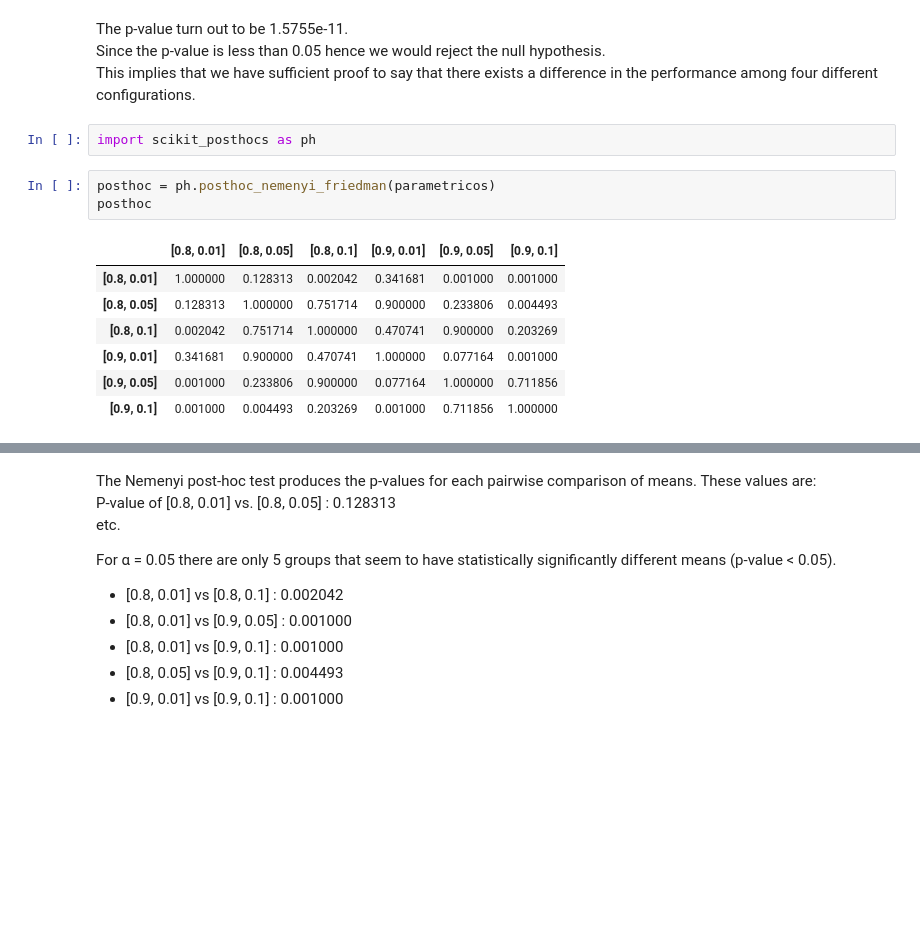
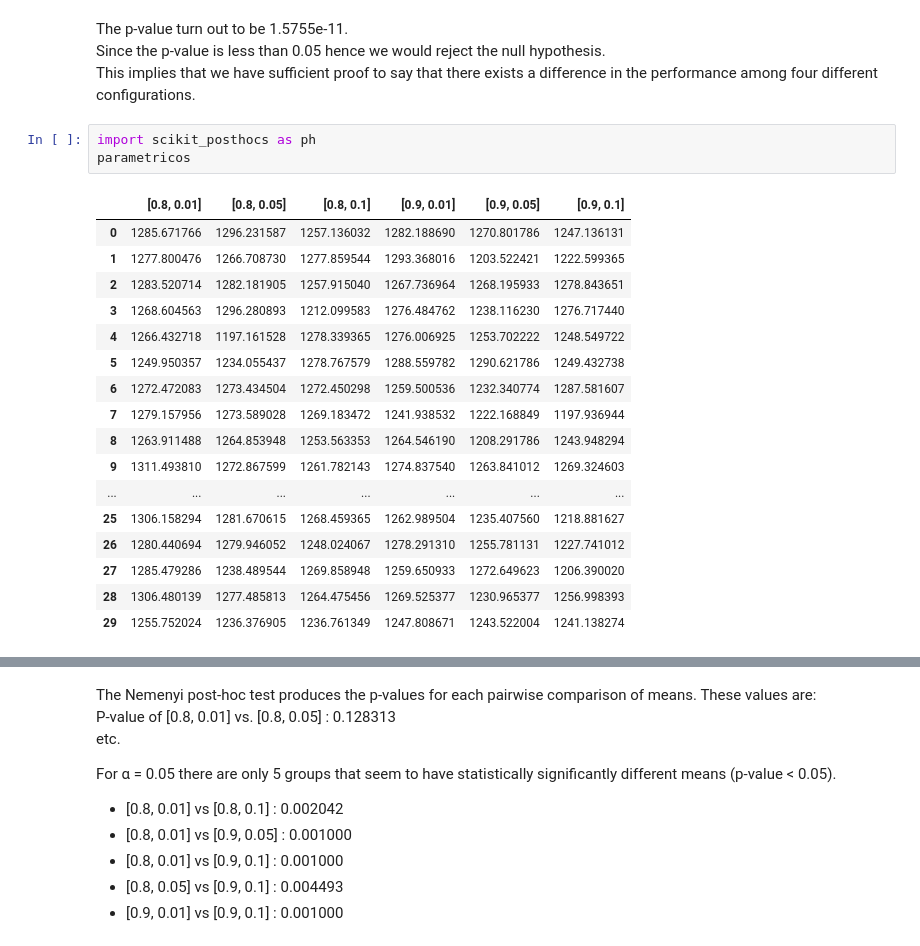
Before and after one commit to guidodinello/polygonal-evolutionary-algorithm, a Jupyter notebook: analysis.ipynb, the cells around one changed output, grey strips where cells are left out. Cells and saved outputs as stored; diff of their text form; blank space fills up the shorter version.

```diff
--- a/analysis.ipynb
+++ b/analysis.ipynb
@@ -51,14 +51,22 @@ Since the p-value is less than 0.05 hence we would reject the null hypothesis. <
 This implies that we have sufficient proof to say that there exists a difference in the performance among four different configurations.
 # %%
 import scikit_posthocs as ph
+parametricos
+# %% [output]
+|  | [0.8, 0.01] | [0.8, 0.05] | [0.8, 0.1] | [0.9, 0.01] | [0.9, 0.05] | [0.9, 0.1] |
+| 0 | 1285.671766 | 1296.231587 | 1257.136032 | 1282.188690 | 1270.801786 | 1247.136131 |
+| 1 | 1277.800476 | 1266.708730 | 1277.859544 | 1293.368016 | 1203.522421 | 1222.599365 |
+| 2 | 1283.520714 | 1282.181905 | 1257.915040 | 1267.736964 | 1268.195933 | 1278.843651 |
+| 3 | 1268.604563 | 1296.280893 | 1212.099583 | 1276.484762 | 1238.116230 | 1276.717440 |
+| 4 | 1266.432718 | 1197.161528 | 1278.339365 | 1276.006925 | 1253.702222 | 1248.549722 |
+| 5 | 1249.950357 | 1234.055437 | 1278.767579 | 1288.559782 | 1290.621786 | 1249.432738 |
+| 6 | 1272.472083 | 1273.434504 | 1272.450298 | 1259.500536 | 1232.340774 | 1287.581607 |
+| 7 | 1279.157956 | 1273.589028 | 1269.183472 | 1241.938532 | 1222.168849 | 1197.936944 |
+| 8 | 1263.911488 | 1264.853948 | 1253.563353 | 1264.546190 | 1208.291786 | 1243.948294 |
+| 9 | 1311.493810 | 1272.867599 | 1261.782143 | 1274.837540 | 1263.841012 | 1269.324603 |
+| ... | ... | ... | ... | ... | ... | ... |
+| 25 | 1306.158294 | 1281.670615 | 1268.459365 | 1262.989504 | 1235.407560 | 1218.881627 |
+| 26 | 1280.440694 | 1279.946052 | 1248.024067 | 1278.291310 | 1255.781131 | 1227.741012 |
+| 27 | 1285.479286 | 1238.489544 | 1269.858948 | 1259.650933 | 1272.649623 | 1206.390020 |
+| 28 | 1306.480139 | 1277.485813 | 1264.475456 | 1269.525377 | 1230.965377 | 1256.998393 |
+| 29 | 1255.752024 | 1236.376905 | 1236.761349 | 1247.808671 | 1243.522004 | 1241.138274 |
-# %%
-posthoc = ph.posthoc_nemenyi_friedman(parametricos)
-posthoc
-# %% [output]
-|  | [0.8, 0.01] | [0.8, 0.05] | [0.8, 0.1] | [0.9, 0.01] | [0.9, 0.05] | [0.9, 0.1] |
-| [0.8, 0.01] | 1.000000 | 0.128313 | 0.002042 | 0.341681 | 0.001000 | 0.001000 |
-| [0.8, 0.05] | 0.128313 | 1.000000 | 0.751714 | 0.900000 | 0.233806 | 0.004493 |
-| [0.8, 0.1] | 0.002042 | 0.751714 | 1.000000 | 0.470741 | 0.900000 | 0.203269 |
-| [0.9, 0.01] | 0.341681 | 0.900000 | 0.470741 | 1.000000 | 0.077164 | 0.001000 |
-| [0.9, 0.05] | 0.001000 | 0.233806 | 0.900000 | 0.077164 | 1.000000 | 0.711856 |
-| [0.9, 0.1] | 0.001000 | 0.004493 | 0.203269 | 0.001000 | 0.711856 | 1.000000 |
```
Also changed, not shown: parts of 11 cells of this notebook, 6 other files.
